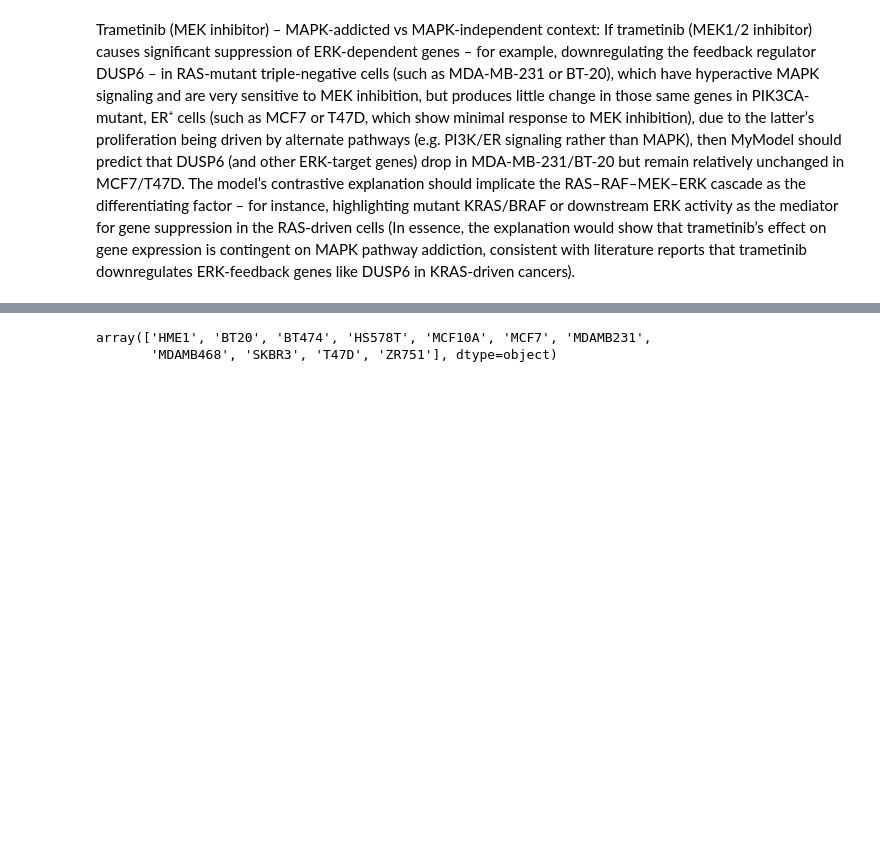
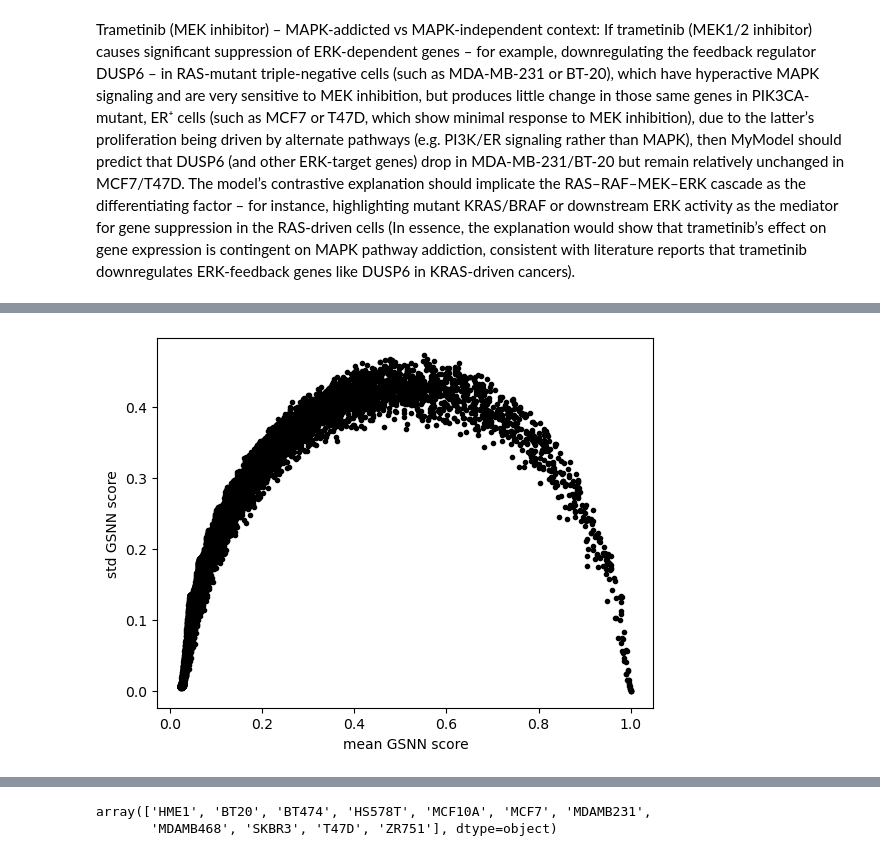
Before and after one commit to nathanieljevans/lincs-gsnn, a Jupyter notebook: notebooks/05d_EXPLAIN__Trametinib_MAPK.ipynb, the cells around one changed output, grey strips where cells are left out. Cells and saved outputs as stored; diff of their text form; code cells hidden in the pictures; blank space fills up the shorter version.

```diff
--- a/notebooks/05d_EXPLAIN__Trametinib_MAPK.ipynb
+++ b/notebooks/05d_EXPLAIN__Trametinib_MAPK.ipynb
@@ -37,0 +120,8 @@ Trametinib (MEK inhibitor) – MAPK-addicted vs MAPK-independent context: If tra
+# %%
+plt.figure()
+plt.plot(cres_agg.mean_gsnn_score.values, cres_agg.std_gsnn_score.values, 'k.')
+plt.xlabel('mean GSNN score')
+plt.ylabel('std GSNN score')
+plt.show()
+# %% [output]
+[figure, added]
```
Also changed, not shown: parts of 23 cells of this notebook, 2 other files.
